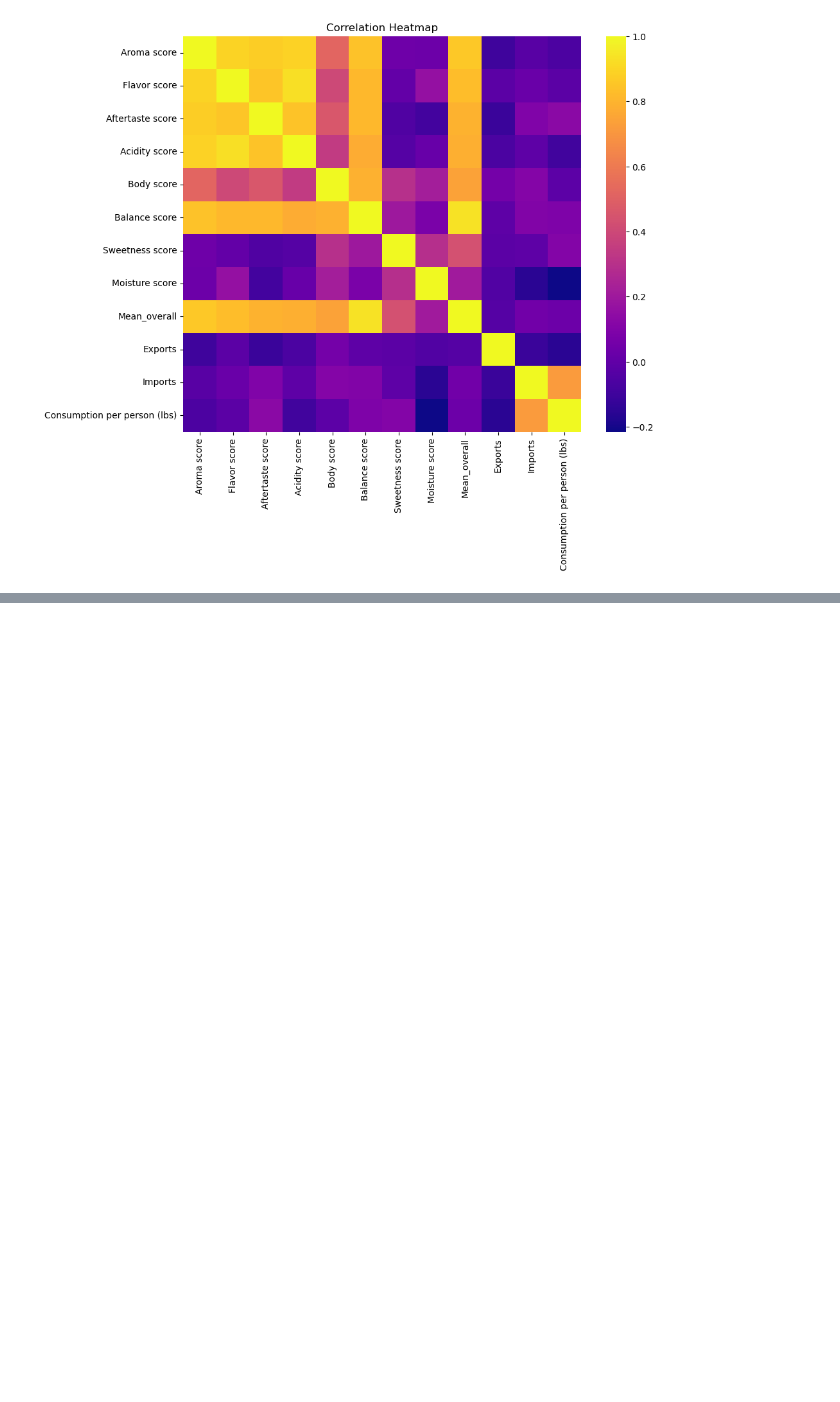
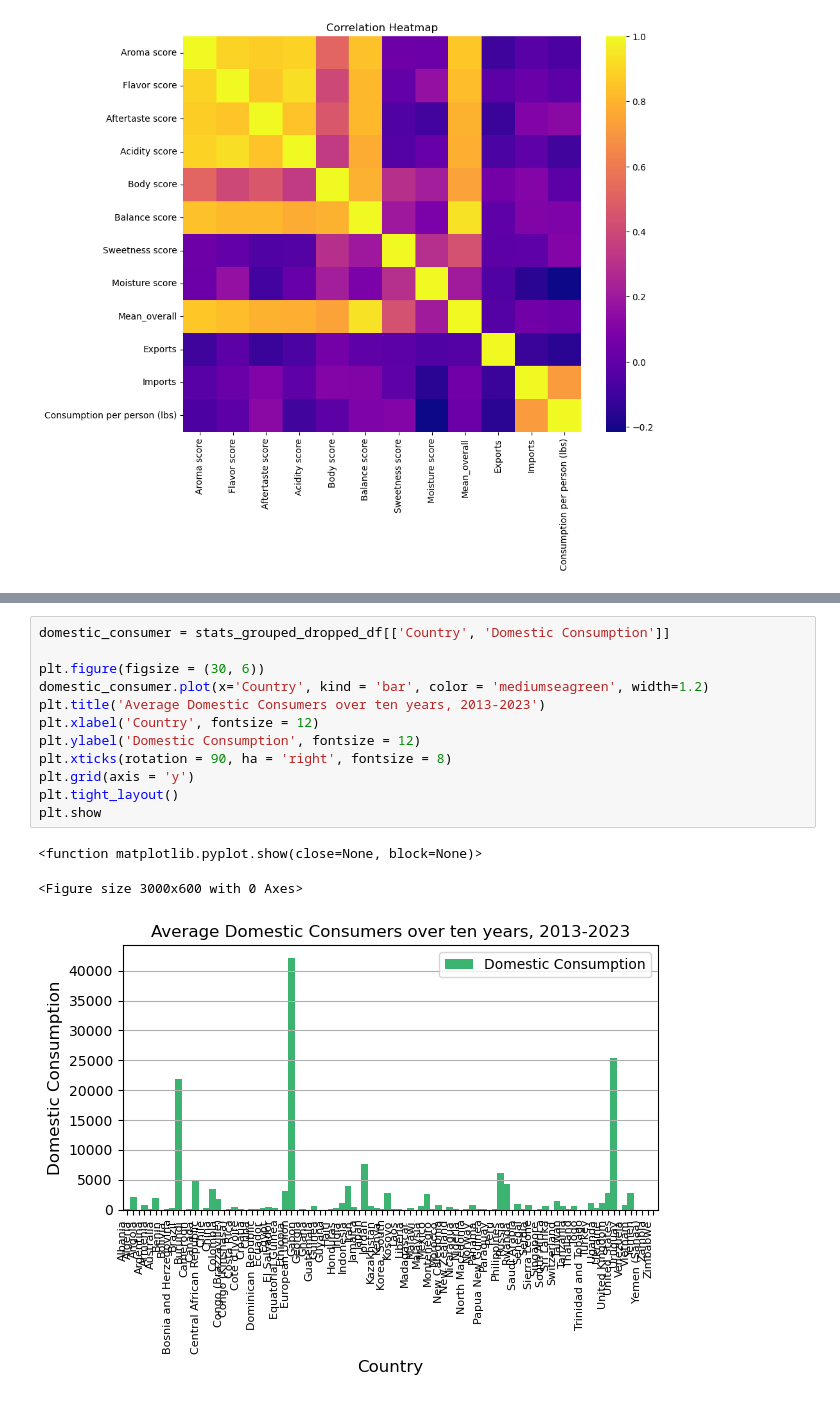
Before and after one commit to coopachupa/Project-3-, a Jupyter notebook: Nurmaa (NKD)/Cleaning and analysis.ipynb, the cells around one changed output, grey strips where cells are left out. Drawn from its saved outputs; the diff is of its cells as text; blank space fills up the shorter version.

```diff
--- a/Nurmaa (NKD)/Cleaning and analysis.ipynb
+++ b/Nurmaa (NKD)/Cleaning and analysis.ipynb
@@ -603,0 +603,16 @@ plt.show()
+# %%
+domestic_consumer = stats_grouped_dropped_df[['Country', 'Domestic Consumption']]
+
+plt.figure(figsize = (30, 6))
+domestic_consumer.plot(x='Country', kind = 'bar', color = 'mediumseagreen', width=1.2)
+plt.title('Average Domestic Consumers over ten years, 2013-2023')
+plt.xlabel('Country', fontsize = 12)
+plt.ylabel('Domestic Consumption', fontsize = 12)
+plt.xticks(rotation = 90, ha = 'right', fontsize = 8)
+plt.grid(axis = 'y')
+plt.tight_layout()
+plt.show
+# %% [output]
+<function matplotlib.pyplot.show(close=None, block=None)>
+<Figure size 3000x600 with 0 Axes>
+[figure, added]
```
Also changed, not shown: parts of 8 cells of this notebook.
